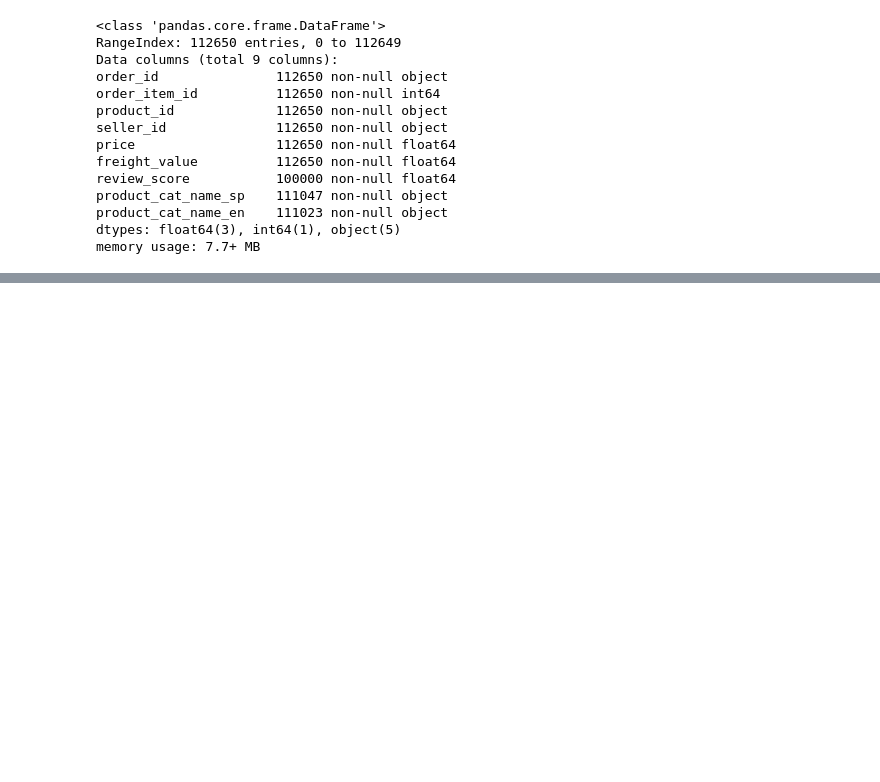
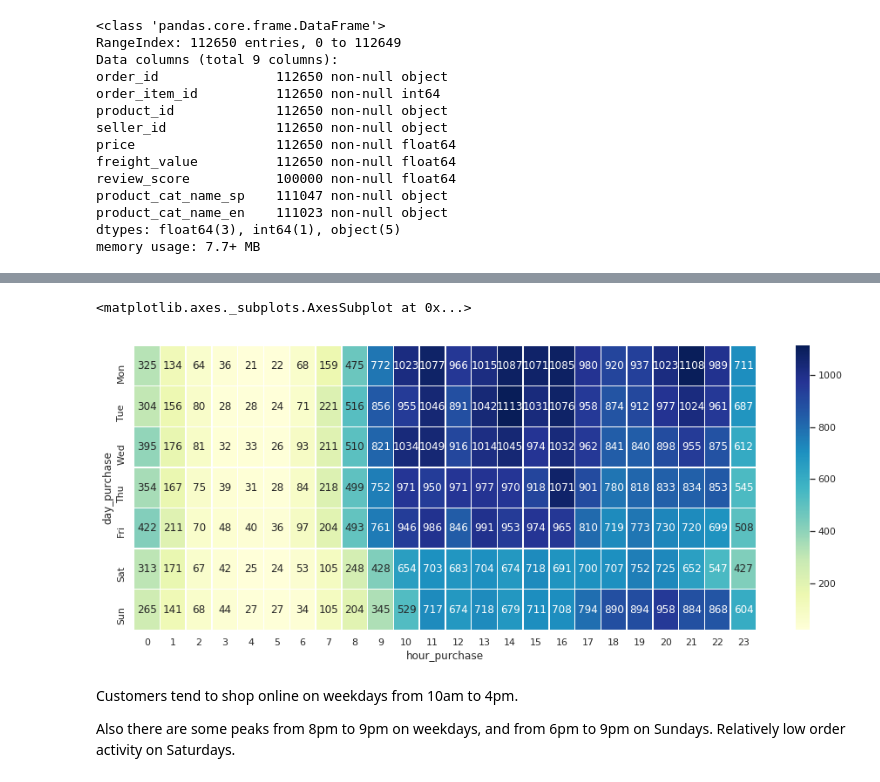
Before and after one commit to axiaosun/Olist_Ecommerce_Data_Analysis, a Jupyter notebook: ECommerce_Olist.ipynb, the cells around one changed output, grey strips where cells are left out. Saved outputs shown, nothing was run; the diff lists cells and outputs as text; code cells hidden in the pictures; blank space fills up the shorter version.

```diff
--- a/ECommerce_Olist.ipynb
+++ b/ECommerce_Olist.ipynb
@@ -365,0 +517,4 @@ Text(0.5,1,'Categories Review Score')
+# %%
+order_value = order_value.to_frame()
+# %%
+order_value = order_value.reset_index()
@@ -365,0 +531,2 @@ Text(0.5,1,'Categories Review Score')
+# %%
+orders['total_value'] = orders['order_id'].map(order_value.set_index('order_id')['price'])
@@ -365,0 +562,22 @@ Text(0.5,1,'Categories Review Score')
+# %%
+# Extract year, month, day into separate columns
+
+orders['year_purchase'] = orders.order_purchase_timestamp.dt.year
+orders['month_purchase'] = orders.order_purchase_timestamp.dt.month
+orders['day_purchase'] = orders.order_purchase_timestamp.dt.weekday
+orders['hour_purchase'] = orders.order_purchase_timestamp.dt.hour
+
+orders['day_purchase'] = orders['day_purchase'].map({0:'Mon',1:'Tue',2:'Wed',3:'Thu',4:'Fri',5:'Sat',6:'Sun'})
+
+orders_count = orders.groupby(['day_purchase', 'hour_purchase']).count()['total_value'].unstack()
+# %%
+plt.figure(figsize=(16,6))
+sns.heatmap(orders_count.reindex(index = ['Mon','Tue','Wed','Thu','Fri','Sat','Sun']),
+            cmap="YlGnBu", annot=True, fmt="d", linewidths=0.5)
+# %% [output]
+<matplotlib.axes._subplots.AxesSubplot at 0x...>
+[figure, added]
+# %% [markdown]
+Customers tend to shop online on weekdays from 10am to 4pm.
+
+Also there are some peaks from 8pm to 9pm on weekdays, and from 6pm to 9pm on Sundays. Relatively low order activity on Saturdays.
```
Also changed, not shown: parts of 34 cells of this notebook.
